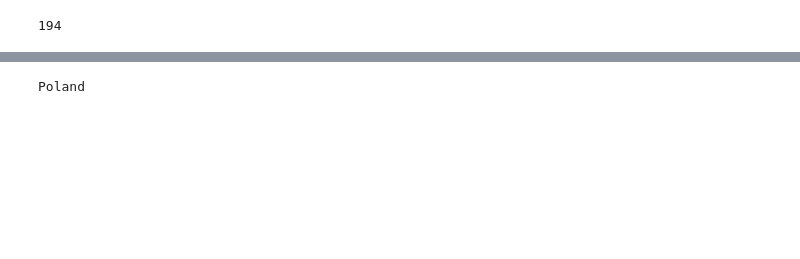
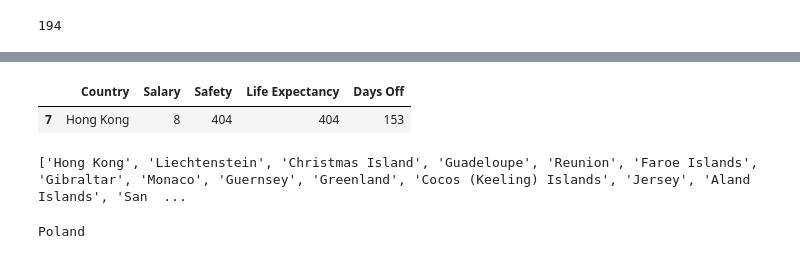
Before and after one commit to mik0why/PlaceToLive, a Jupyter notebook: Salary_Notebook.ipynb, the cells around one changed output, grey strips where cells are left out. Drawn from its saved outputs; the diff is of its cells as text; code cells hidden in the pictures; blank space fills up the shorter version.

Commit message:
Organizing invalid country names

```diff
--- a/Salary_Notebook.ipynb
+++ b/Salary_Notebook.ipynb
@@ -131,0 +171,12 @@ master_add("Days Off", days_off)
+# %%
+master[master["Country"] == "Hong Kong"]
+# %% [output]
+|  | Country | Salary | Safety | Life Expectancy | Days Off |
+| 7 | Hong Kong | 8 | 404 | 404 | 153 |
+# %%
+print invalid_names
+#from this list modify the selected ones
+#and then invoke some method to assign points to them?
+#or just modify the master_add method?
+# %% [output]
+['Hong Kong', 'Liechtenstein', 'Christmas Island', 'Guadeloupe', 'Reunion', 'Faroe Islands', 'Gibraltar', 'Monaco', 'Guernsey', 'Greenland', 'Cocos (Keeling) Islands', 'Jersey', 'Aland Islands', 'San  ...
```
Also changed, not shown: parts of 18 cells of this notebook.
